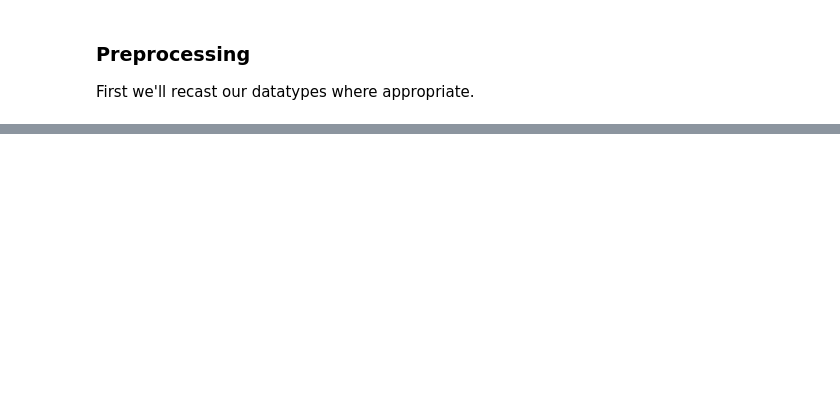
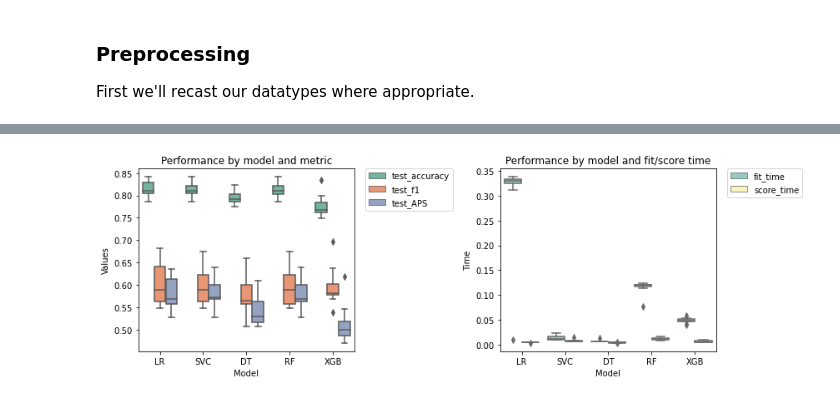
Before and after one commit to d-lazenby/loan_application_prediction, a Jupyter notebook: loan_application_prediction_modelling.ipynb, the cells around one changed output, grey strips where cells are left out. Saved outputs shown, nothing was run; the diff lists cells and outputs as text; code cells hidden in the pictures; blank space fills up the shorter version.

Commit message:
Added preprocessing and initial modelling

```diff
--- a/loan_application_prediction_modelling.ipynb
+++ b/loan_application_prediction_modelling.ipynb
@@ -37,0 +48,2 @@ memory usage: 62.5+ KB
+# %%
+y = y.apply(lambda x: 1 if x=='N' else 0)
@@ -87,0 +97,6 @@ dtype: int64
+# %%
+#Impute missing values with most frequent value
+for col in categorical + ['Loan_Amount_Term']:
+    value = {col: X_train.loc[:, (col)].value_counts().index[0]}
+    X_train = X_train.fillna(value=value)
+    X_test = X_test.fillna(value=value)
@@ -113,0 +146,5 @@ dtype: object
+# %%
+transformers = [('categorical', OneHotEncoder(sparse=True, handle_unknown='ignore'), categorical),
+                ('numerical', MinMaxScaler(feature_range=(0,1)), numerical)]
+
+col_transform = ColumnTransformer(transformers=transformers, remainder='passthrough')
@@ -113,0 +155,7 @@ dtype: object
+# %%
+from sklearn.metrics import accuracy_score, fbeta_score, make_scorer, f1_score, average_precision_score
+
+#Define metrics
+accs = make_scorer(accuracy_score)
+f1 = make_scorer(fbeta_score, beta=1)
+aps = make_scorer(average_precision_score)
@@ -113,0 +169,60 @@ dtype: object
+# %%
+# Define classifiers
+classifiers = [
+    ('LR', LogisticRegression(solver='lbfgs', max_iter=1500)),
+    ('SVC', SVC(gamma='scale', max_iter=1500)),
+    ('DT', DecisionTreeClassifier(max_depth=4)),
+    ('RF', RandomForestClassifier(max_depth=3)),
+    ('XGB', XGBClassifier(max_depth=3))
+]
+
+# define cross-validation
+cv = RepeatedStratifiedKFold(n_splits=3, n_repeats=3, random_state=1)
+
+results = []
+
+for name, classifier in classifiers:
+#     define data prep and pipeline
+    pipeline = Pipeline(steps=[('preprocessing', col_transform), ('modelling', classifier)])
+
+#     evaluate pipeline using cross validation
+    scores = cross_validate(pipeline, X_train, y_train,
+                            scoring={'accuracy': accs, 'f1': f1, 'APS': aps},
+                            cv=cv, n_jobs=-1, error_score='raise')
+    result = pd.DataFrame(scores)
+    result['model'] = name
+    results.append(result)
+
+    #In case we need them later
+#     pipeline.fit(X_train, y_train)
+#     predictions = pipeline.predict(X_train)
+#     yhat = pipeline.predict(X_test)
+
+final = pd.concat(results, ignore_index=True)
+time_metrics = [col for col in final.columns if 'time' in col]
+test_metrics = [col for col in final.columns if 'test' in col]
+
+#Plot results
+final_test = pd.melt(final, id_vars=['model'], value_vars=test_metrics,
+                     var_name='metric')
+final_times = pd.melt(final, id_vars=['model'], value_vars=time_metrics,
+                     var_name='metric')
+
+fig, ax = plt.subplots(ncols=2, figsize=(12,4))
+
+sns.boxplot(x='model', y='value', data=final_test, hue='metric', palette='Set2', ax=ax[0])
+sns.boxplot(x='model', y='value', data=final_times, hue='metric', palette='Set3', ax=ax[1])
+
+ax[0].set_ylabel('Values')
+ax[0].set_xlabel('Model')
+ax[0].legend(bbox_to_anchor=(1.05, 1), loc='upper left', borderaxespad=0)
+ax[0].set_title('Performance by model and metric')
+
+ax[1].set_ylabel('Time')
+ax[1].set_xlabel('Model')
+ax[1].legend(bbox_to_anchor=(1.05, 1), loc='upper left', borderaxespad=0)
+ax[1].set_title('Performance by model and fit/score time')
+
+plt.tight_layout();
+# %% [output]
+[figure, added]
```
Also changed, not shown: parts of 29 cells of this notebook, 2 other files.
